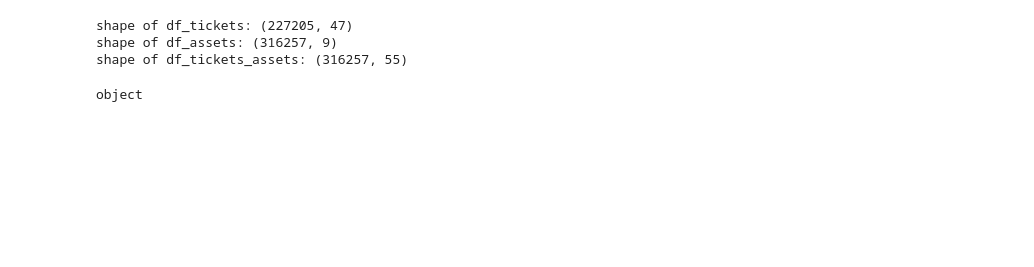
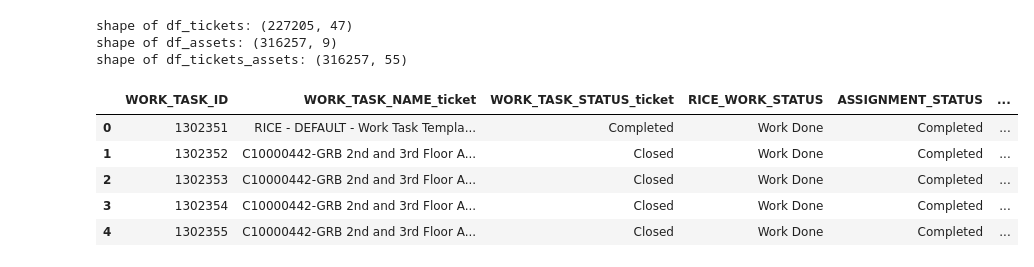
Before and after one commit to RiceD2KLab/TicketMastery_Sp26, a Jupyter notebook: src/notebooks/repetitive_assets.ipynb, the cells around one changed output. Saved outputs shown, nothing was run; the diff lists cells and outputs as text; code cells hidden in the pictures; blank space fills up the shorter version.

```diff
--- a/src/notebooks/repetitive_assets.ipynb
+++ b/src/notebooks/repetitive_assets.ipynb
@@ -20,8 +37,15 @@ print(f"shape of df_tickets_assets: {df_tickets_assets.shape}")
 shape of df_tickets: (227205, 47)
 shape of df_assets: (316257, 9)
 shape of df_tickets_assets: (316257, 55)
-# %%
-print(df_tickets_assets['BASELINE_START_LTZ'].dtype)
-# %% [output]
-object
+# %%
+pd.set_option('display.max_columns', None)
+
+df_tickets_assets.head()
+# %% [output]
+|  | WORK_TASK_ID | WORK_TASK_NAME_ticket | WORK_TASK_STATUS_ticket | RICE_WORK_STATUS | ASSIGNMENT_STATUS | ... |
+| 0 | 1302351 | RICE - DEFAULT - Work Task Templa... | Completed | Work Done | Completed | ... |
+| 1 | 1302352 | C10000442-GRB 2nd and 3rd Floor A... | Closed | Work Done | Completed | ... |
+| 2 | 1302353 | C10000442-GRB 2nd and 3rd Floor A... | Closed | Work Done | Completed | ... |
+| 3 | 1302354 | C10000442-GRB 2nd and 3rd Floor A... | Closed | Work Done | Completed | ... |
+| 4 | 1302355 | C10000442-GRB 2nd and 3rd Floor A... | Closed | Work Done | Completed | ... |
 # %%
```
Also changed, not shown: parts of 10 cells of this notebook, 7 other files.
